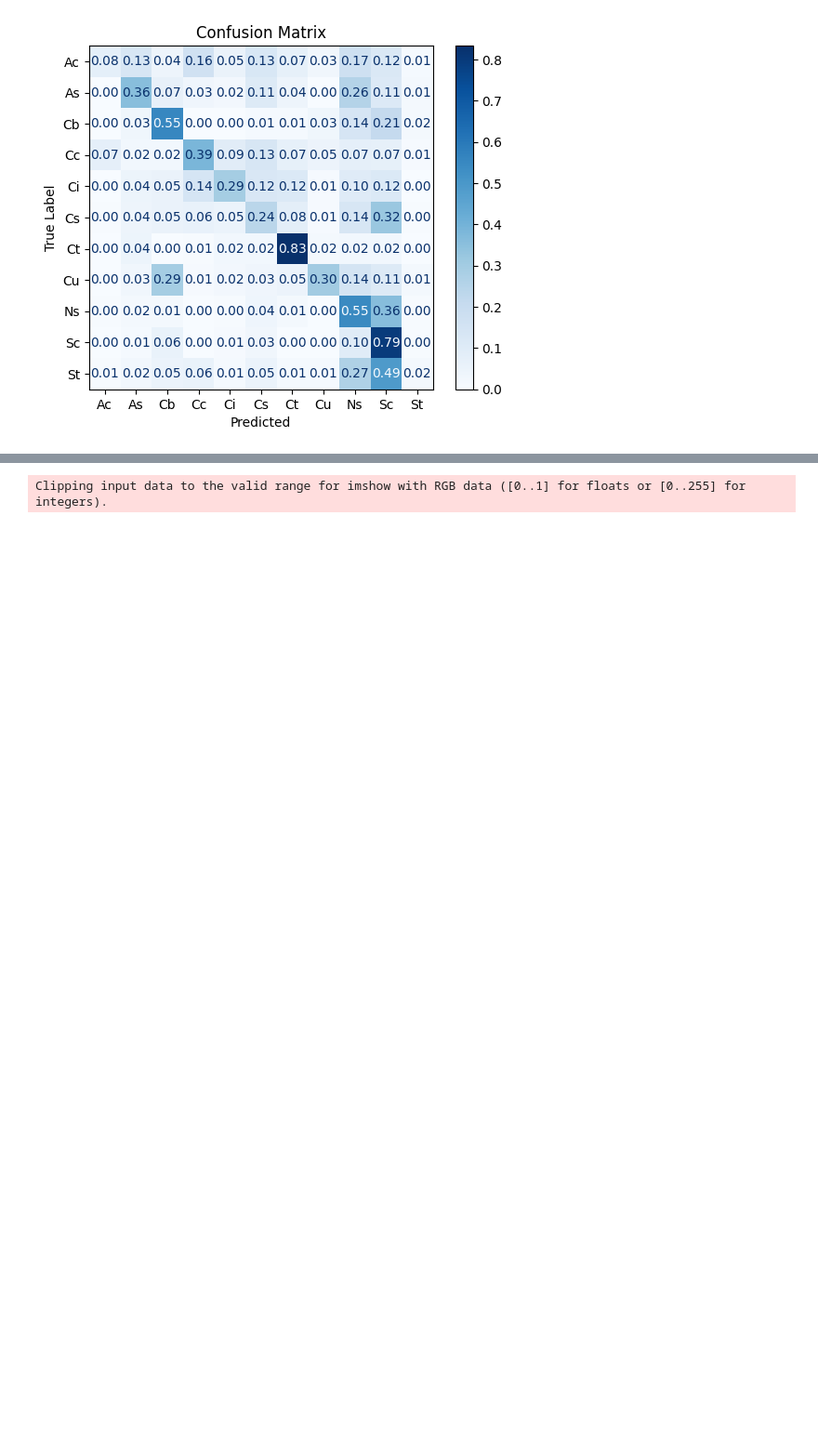
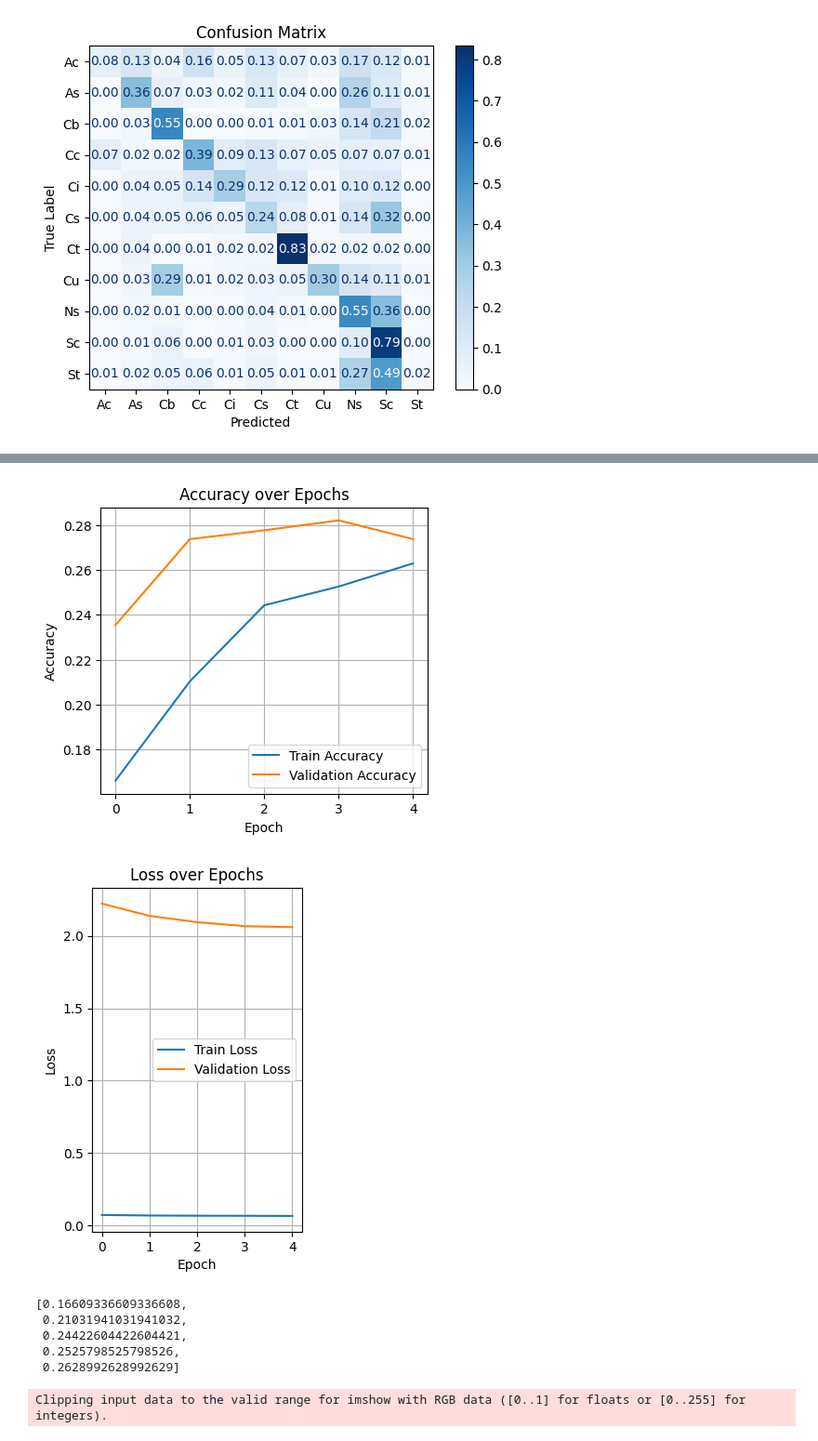
Before and after one commit to ThomasM31/KulingNet, a Jupyter notebook: KulingNet2.0.ipynb, the cells around one changed output, grey strips where cells are left out. Shown at 93% size. Saved outputs shown, nothing was run; the diff lists cells and outputs as text; code cells hidden in the pictures; blank space fills up the shorter version.

Commit message:
accuracy + validation metrics, changed structure of training & validation

```diff
--- a/KulingNet2.0.ipynb
+++ b/KulingNet2.0.ipynb
@@ -310,0 +332,33 @@ tr_acc, tr_loss = train_on_CCSN()
+# %%
+# Training on CCSN
+EPOCHS = 5
+
+precision = Precision(task="multiclass", num_classes=11, average="weighted")
+recall = Recall(task="multiclass", num_classes=11, average="weighted")
+
+net = KulingNet()
+loss_function = nn.CrossEntropyLoss()
+# lr: step size during gradient descent
+# momentum: using past gradients (inertia)
+optimizer = optim.SGD(net.parameters(), lr = 0.001, momentum=0.9)
+
+train_losses, val_losses = [], []
+train_accuracies, val_accuracies = [], []
+y_true, y_pred = [], []
+
+for epoch in range(EPOCHS):
+    print("Epoch:", epoch+1, "...")
+
+    train_loss, train_acc = train_one_epoch(net, train_loader, loss_function, optimizer)
+    val_loss, val_acc = validate_one_epoch(net, test_loader, loss_function)
+
+    # Add Loss & Validation for each epoch to total
+    train_losses.append(train_loss)
+    val_losses.append(val_loss)
+    train_accuracies.append(train_acc)
+    val_accuracies.append(val_acc)
+
+    # Compute metrics
+    #precision(predicted,labels)
+    #recall(predicted,labels)
+    #val_correct += (predicted == labels).sum().item()
@@ -426,27 +504,36 @@ stratocumulus       0.38      0.79      0.52       278
 # %%
 # Plot Accuracy
 plt.figure(figsize=(10,4))
+plt.subplot(1,2,1)
 plt.plot(train_accuracies, label="Train Accuracy")
 plt.plot(val_accuracies, label="Validation Accuracy")
 plt.title('Accuracy over Epochs')
 plt.xlabel('Epoch')
 plt.ylabel('Accuracy')
 plt.legend()
 plt.grid(True)
-plt.tight_layout()
 plt.show()
 
 # Plot Loss
-plt.figure(figsize=(8,5))
+plt.subplot(1,2,1)
 plt.plot(train_losses, label="Train Loss")
 plt.plot(val_losses, label="Validation Loss")
 plt.title('Loss over Epochs')
 plt.xlabel('Epoch')
 plt.ylabel('Loss')
 plt.legend()
 plt.grid(True)
-plt.tight_layout()
 plt.show()
+
+train_accuracies
+# %% [output]
+[figure, added]
+[figure, added]
+[0.16609336609336608,
+ 0.21031941031941032,
+ 0.24422604422604421,
+ 0.2525798525798526,
+ 0.2628992628992629]
 # %%
 # Transform test images with different format
 new_transform = transforms.Compose([
```
Also changed, not shown: parts of 12 cells of this notebook, 2 other files.
